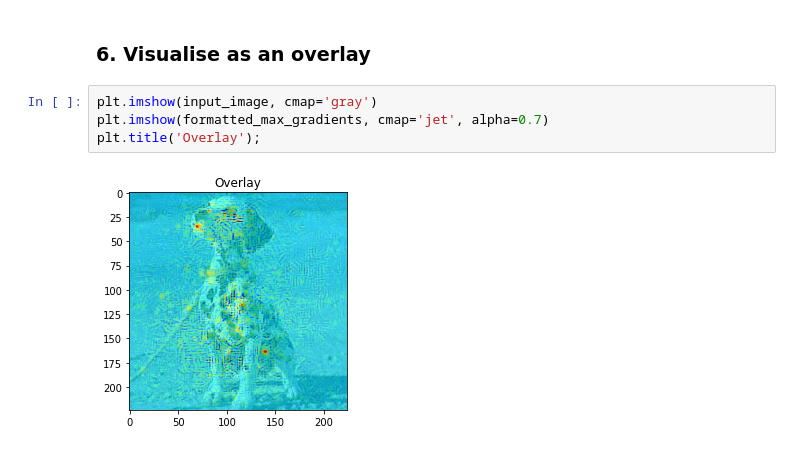
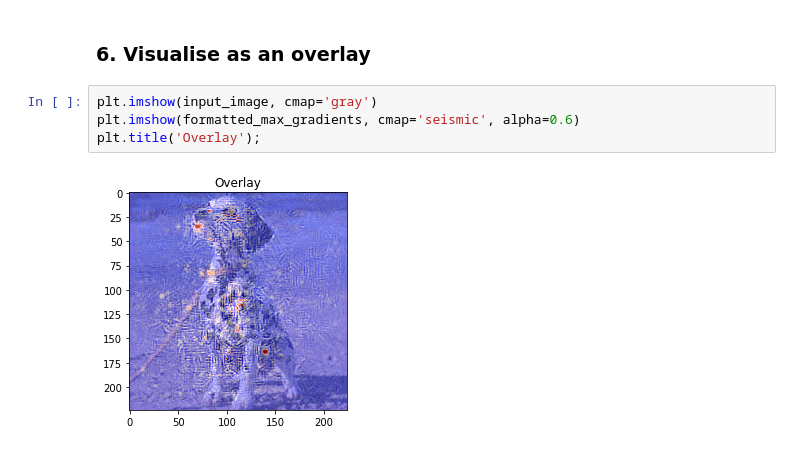
Before and after one commit to MisaOgura/flashtorch, a Jupyter notebook: examples/visualise_saliency_with_backprop.ipynb, the cells around one changed output. Saved outputs shown, nothing was run; the diff lists cells and outputs as text.

Commit message:
Use seismic colour scheme for overlay

```diff
--- a/examples/visualise_saliency_with_backprop.ipynb
+++ b/examples/visualise_saliency_with_backprop.ipynb
@@ -82,7 +82,7 @@ ax.set_title('Max gradients');
 ### 6. Visualise as an overlay
 # %%
 plt.imshow(input_image, cmap='gray')
-plt.imshow(formatted_max_gradients, cmap='jet', alpha=0.7)
+plt.imshow(formatted_max_gradients, cmap='seismic', alpha=0.6)
 plt.title('Overlay');
 # %% [output]
-[figure, old version]
+[figure, new version]
```
Also changed, not shown: parts of 1 cell of this notebook.
